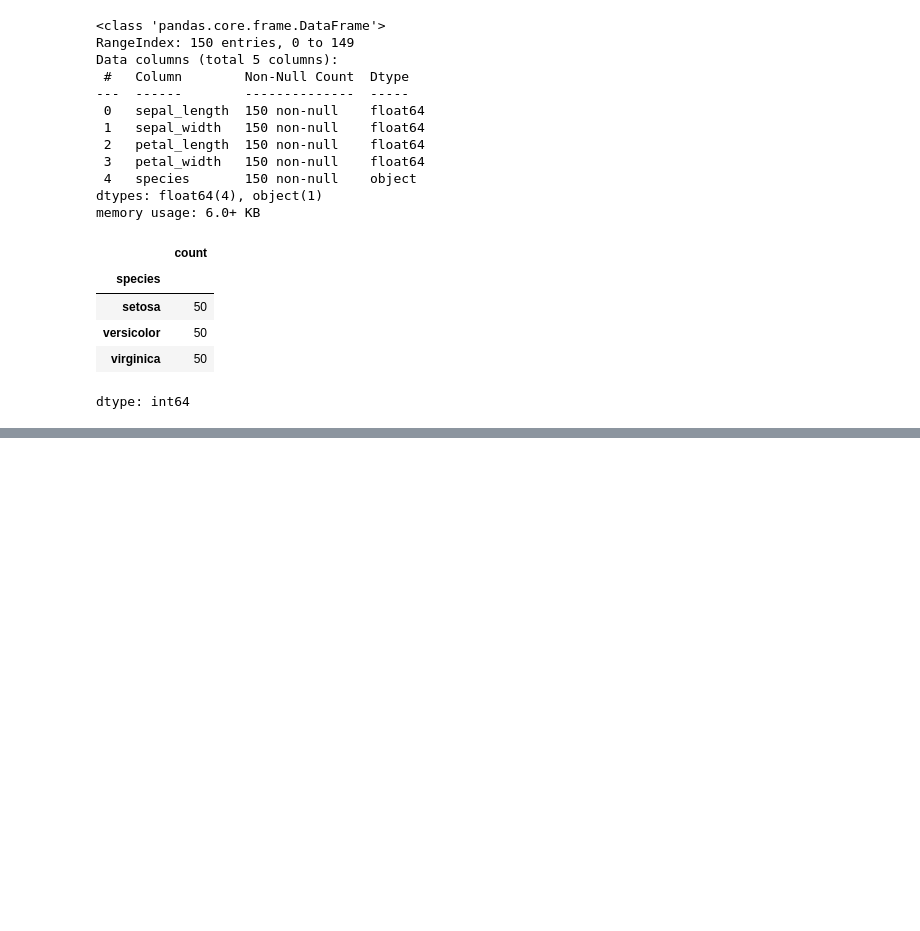
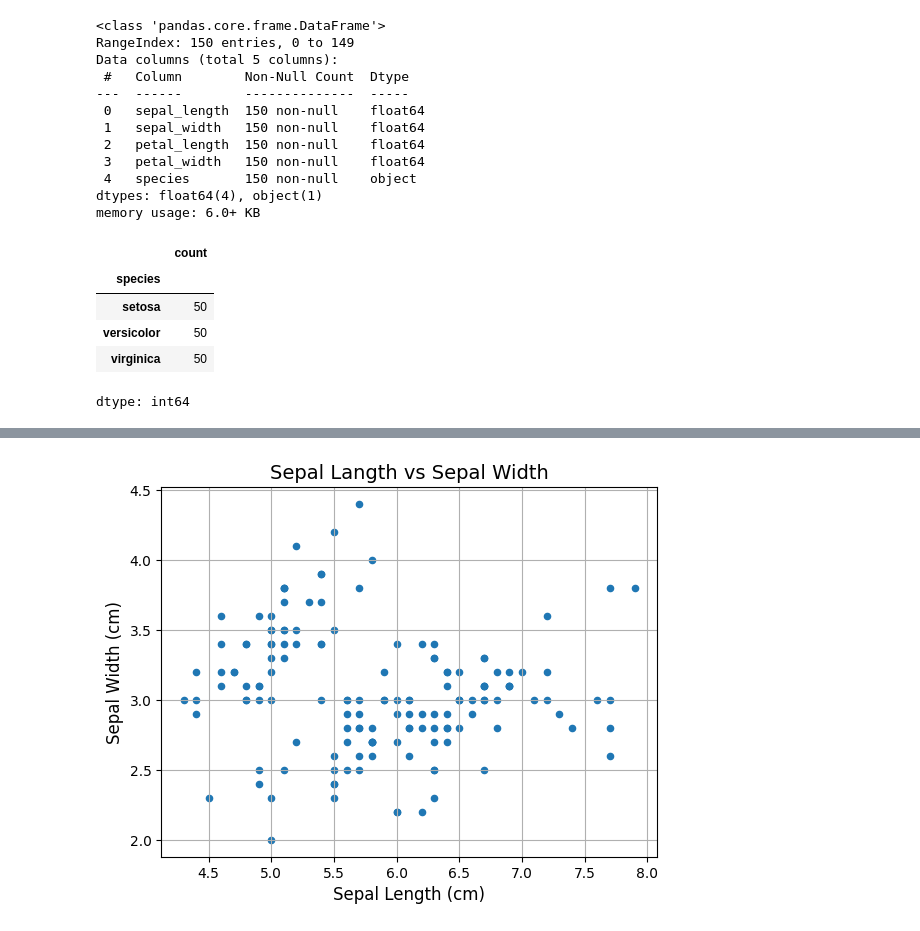
Before and after one commit to gracenaomi1122/my-first-repo, a Jupyter notebook: Batch2_EDA_Part1.ipynb, the cells around one changed output, grey strips where cells are left out. Saved outputs shown, nothing was run; the diff lists cells and outputs as text; code cells hidden in the pictures; blank space fills up the shorter version.

```diff
--- a/Batch2_EDA_Part1.ipynb
+++ b/Batch2_EDA_Part1.ipynb
@@ -62,0 +84,9 @@ dtype: int64
+# %%
+iris.plot(kind="scatter", x = "sepal_length", y = "sepal_width")
+plt.title("Sepal Langth vs Sepal Width", fontsize = 14)
+plt.xlabel("Sepal Length (cm)", fontsize=12)
+plt.ylabel("Sepal Width (cm)", fontsize=12)
+plt.grid(True)
+plt.show()
+# %% [output]
+[figure, added]
```
Also changed, not shown: parts of 31 cells of this notebook.
